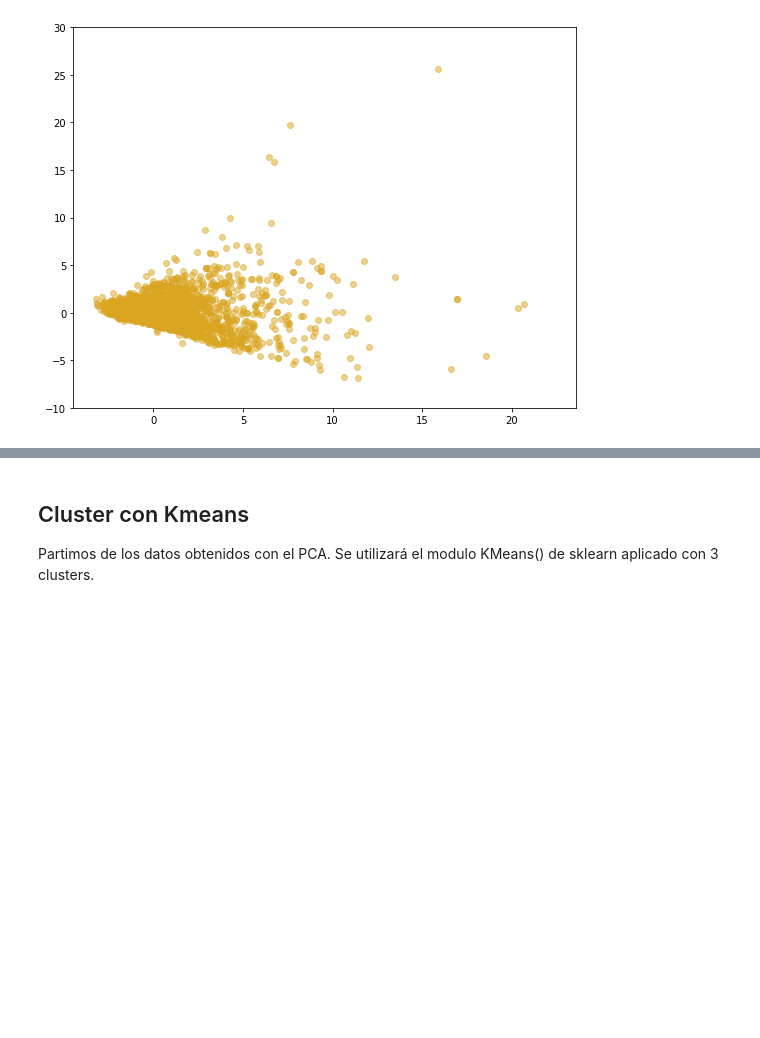
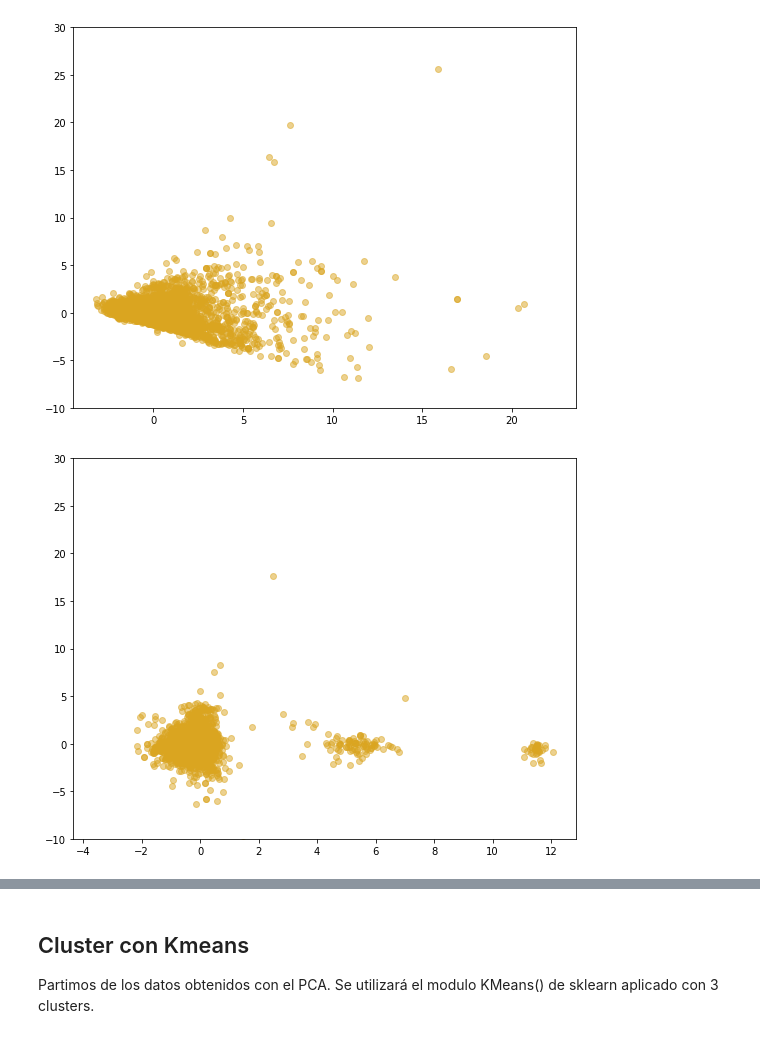
Before and after one commit to mmartglez/python_machine_learning, a Jupyter notebook: 6. Componentes Principales y K-Means.ipynb, the cells around one changed output, grey strips where cells are left out. Drawn from its saved outputs; the diff is of its cells as text; code cells hidden in the pictures; blank space fills up the shorter version.

```diff
--- a/6. Componentes Principales y K-Means.ipynb
+++ b/6. Componentes Principales y K-Means.ipynb
@@ -167,4 +211,12 @@ plt.ylim(-10,30)
 plt.show()
 # %% [output]
 [figure]
+# %%
+#Representación de las siguientes dos
+plt.figure(figsize = (9,7))
+plt.scatter(x_8d[:,2],x_8d[:,3], c='goldenrod',alpha=0.5)
+plt.ylim(-10,30)
+plt.show()
+# %% [output]
+[figure, added]
 # %% [markdown]
```
Also changed, not shown: parts of 12 cells of this notebook, 1 other file.
